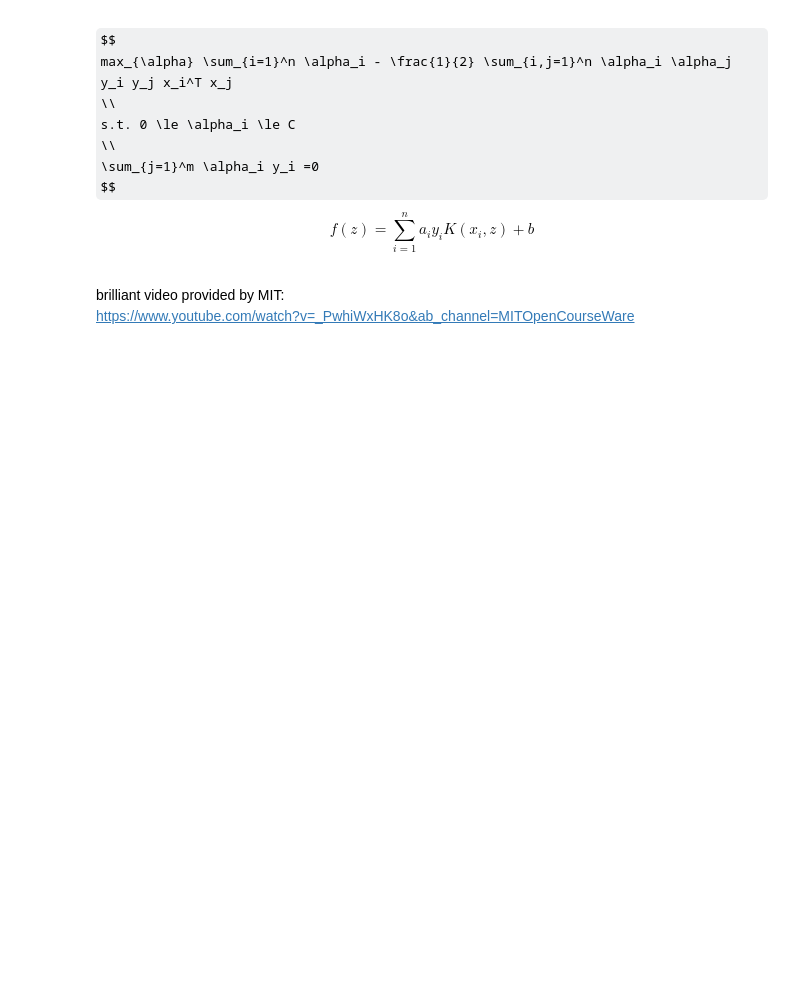
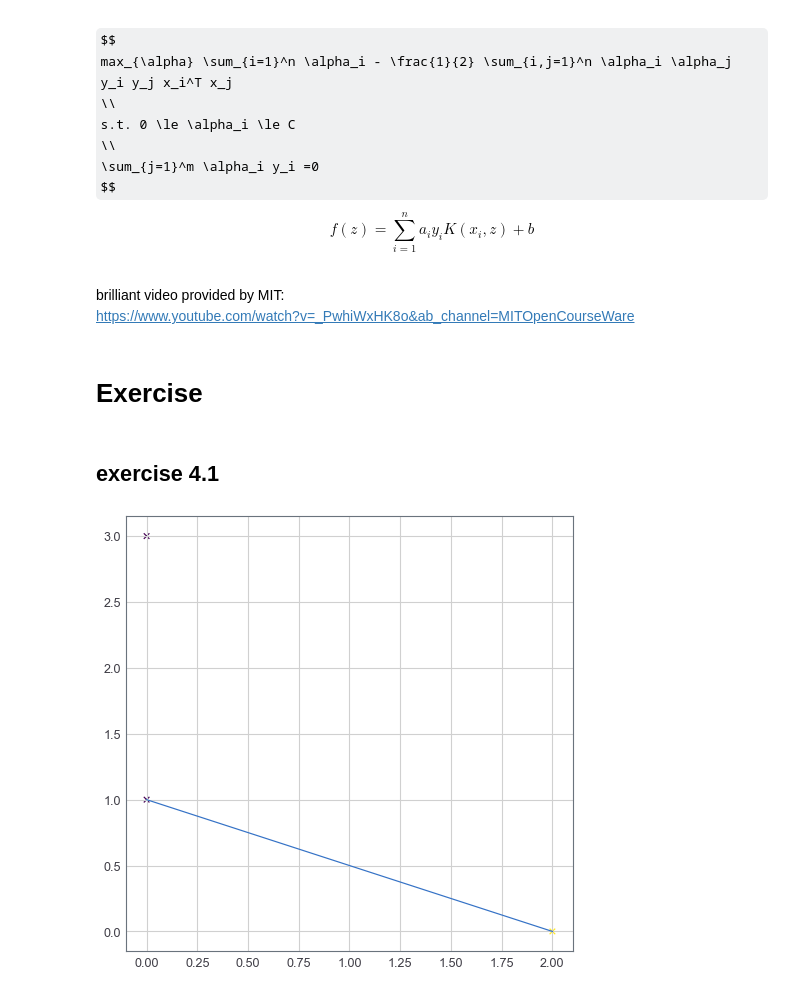
Before and after one commit to Timo9Madrid7/CS4220MachineLearningWeeklyLab, a Jupyter notebook: week4/Week_4.ipynb, the cells around one changed output. Cells and saved outputs as stored; diff of their text form; code cells hidden in the pictures; some formulas as TeX source; blank space fills up the shorter version.

```diff
--- a/week4/Week_4.ipynb
+++ b/week4/Week_4.ipynb
@@ -116,3 +116,5 @@ $$
 
 <br> brilliant video provided by MIT: </br>
 <br>https://www.youtube.com/watch?v=_PwhiWxHK8o&ab_channel=MITOpenCourseWare
+# %% [markdown]
+# Exercise
@@ -118,0 +128,11 @@ $$
+# %% [markdown]
+## exercise 4.1
+# %%
+plt.figure(figsize=(8,8))
+x = np.array([[0,1], [0,3], [2,0]])
+y = np.array([0, 0, 1])
+plt.scatter(x[:,0], x[:,1], c=y, marker="x")
+plt.plot([2,0], [0,1])
+plt.show()
+# %% [output]
+[figure, added]
```
Also changed, not shown: parts of 31 cells of this notebook, 2 other files.
